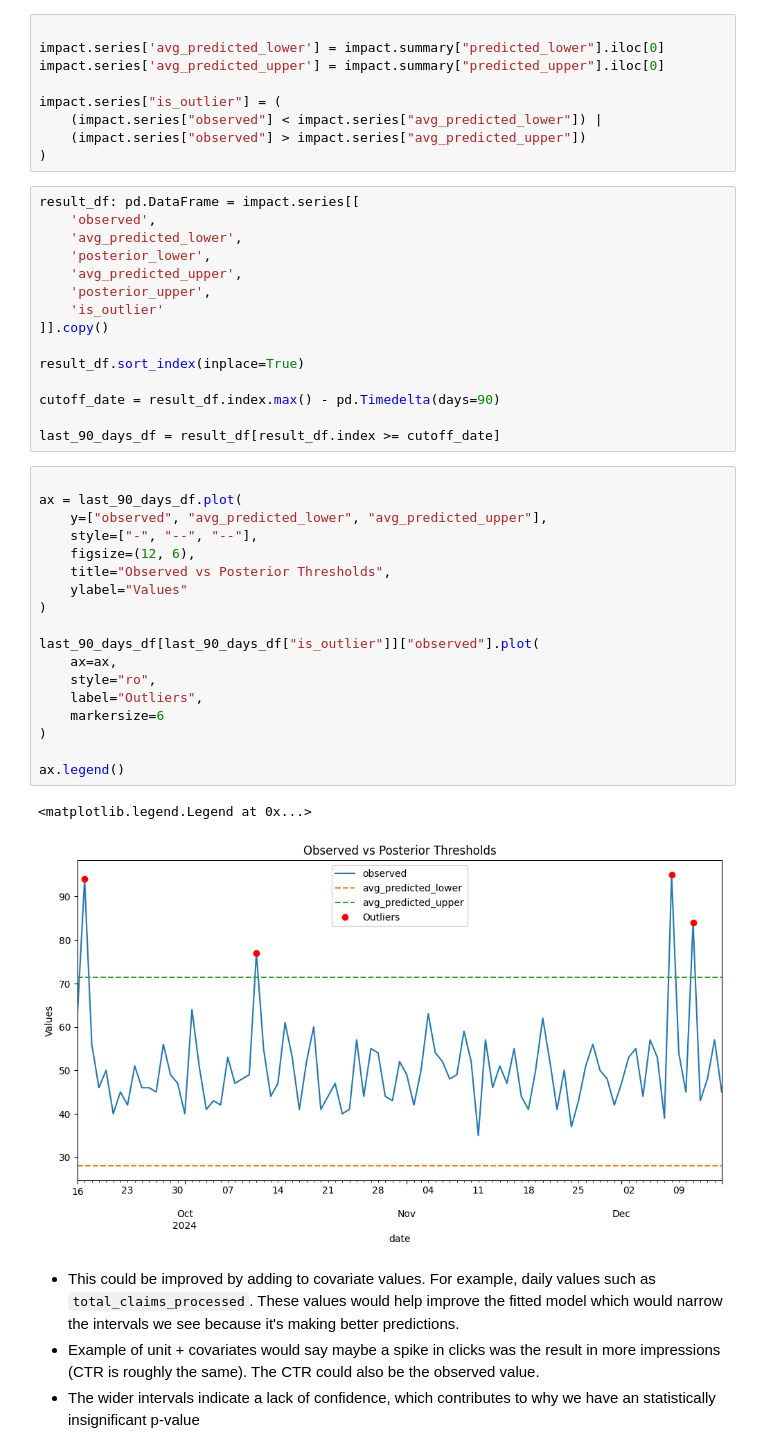
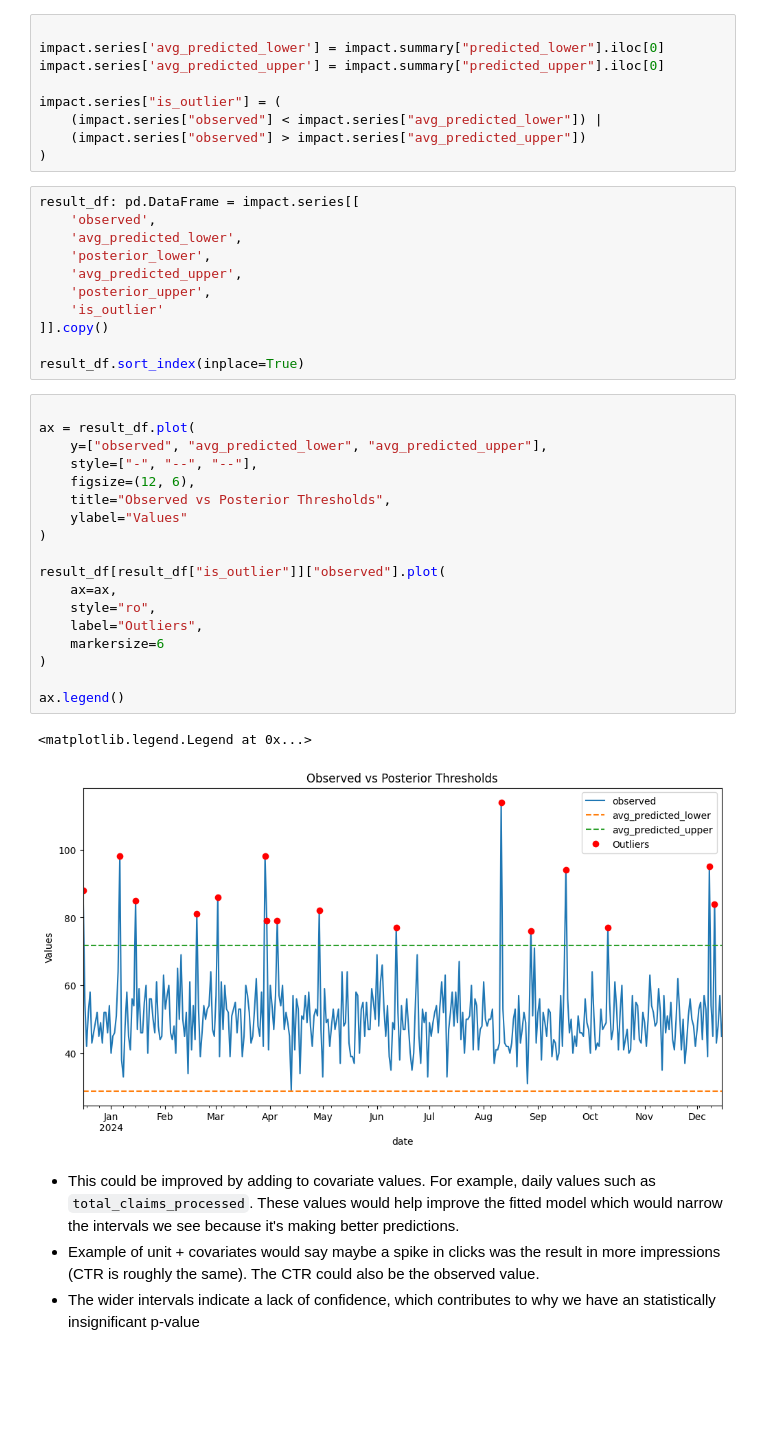
Before and after one commit to destefanoadonis/example-causal-impact-notebook, a Jupyter notebook: variable-thresholds.ipynb, the cells around one changed output. Drawn from its saved outputs; the diff is of its cells as text; blank space fills up the shorter version.

```diff
--- a/variable-thresholds.ipynb
+++ b/variable-thresholds.ipynb
@@ -417,31 +417,27 @@ result_df: pd.DataFrame = impact.series[[
 ]].copy()
 
 result_df.sort_index(inplace=True)
-
-cutoff_date = result_df.index.max() - pd.Timedelta(days=90)
-
-last_90_days_df = result_df[result_df.index >= cutoff_date]
 # %%
 
-ax = last_90_days_df.plot(
+ax = result_df.plot(
     y=["observed", "avg_predicted_lower", "avg_predicted_upper"],
     style=["-", "--", "--"],
     figsize=(12, 6),
     title="Observed vs Posterior Thresholds",
     ylabel="Values"
 )
 
-last_90_days_df[last_90_days_df["is_outlier"]]["observed"].plot(
+result_df[result_df["is_outlier"]]["observed"].plot(
     ax=ax,
     style="ro",
     label="Outliers",
     markersize=6
 )
 
 ax.legend()
 # %% [output]
 <matplotlib.legend.Legend at 0x...>
-[figure, old version]
+[figure, new version]
 # %% [markdown]
 - This could be improved by adding to covariate values. For example, daily values such as `total_claims_processed`. These values would help improve the fitted model which would narrow the intervals we see because it's making better predictions.
 - Example of unit + covariates would say maybe a spike in clicks was the result in more impressions (CTR is roughly the same). The CTR could also be the observed value.
```
Also changed, not shown: parts of 4 cells of this notebook.
